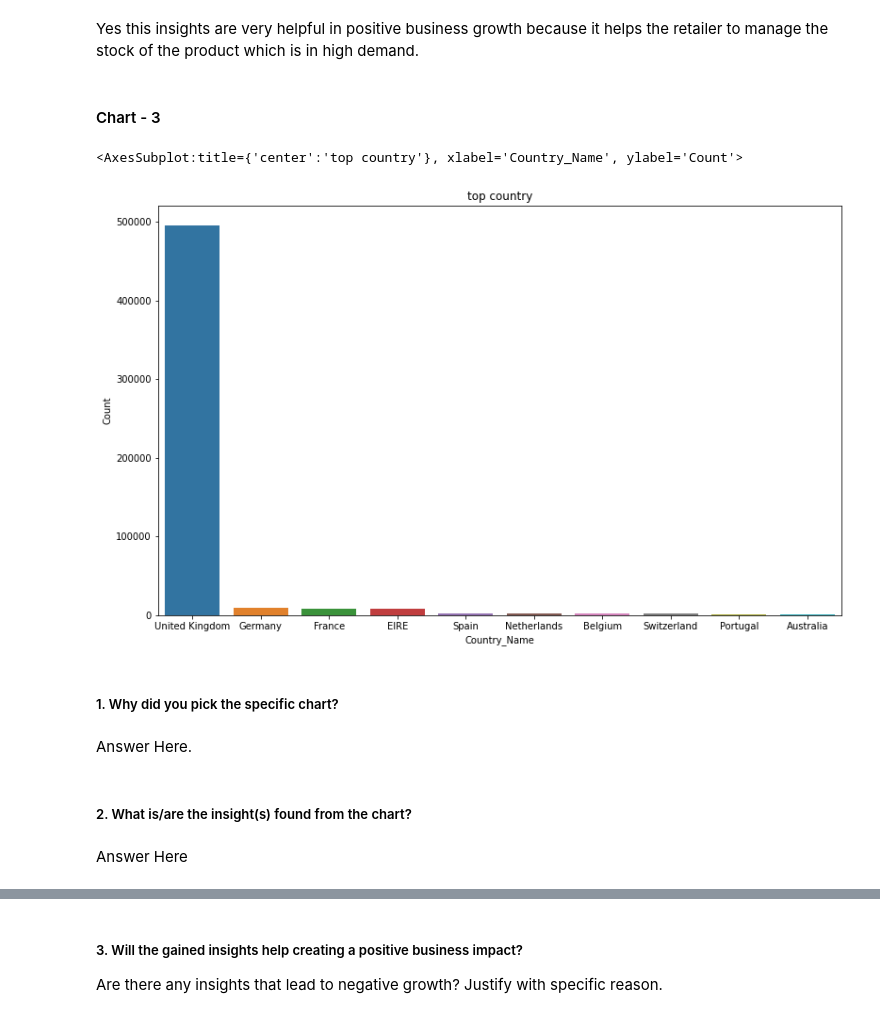
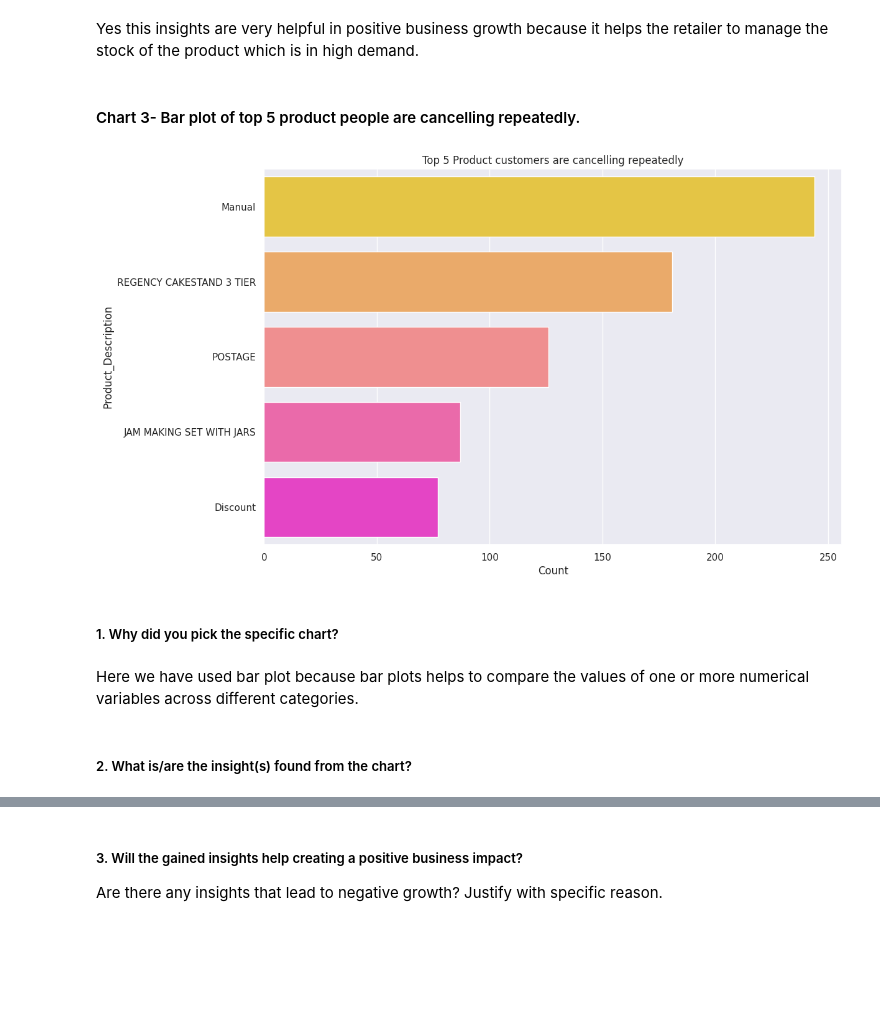
Before and after one commit to vish1007/Online-Retail-Customer-Segmentation, a Jupyter notebook: Online_Retail_Customer_Segmentation.ipynb, the cells around one changed output, grey strips where cells are left out. Drawn from its saved outputs; the diff is of its cells as text; code cells hidden in the pictures; blank space fills up the shorter version.

```diff
--- a/Online_Retail_Customer_Segmentation.ipynb
+++ b/Online_Retail_Customer_Segmentation.ipynb
@@ -99,6 +99,7 @@ import seaborn as sns
 import warnings
 warnings.filterwarnings('ignore')
 from datetime import datetime, time
+plt.rcParams.update({'figure.figsize':(8,6),'figure.dpi':100})
 # %% [markdown]
 ### Dataset Loading
 # %%
@@ -735,21 +719,18 @@ Here we can see that top 5 products the customers are ordering repeatedly.
 Are there any insights that lead to negative growth? Justify with specific reason.
 # %% [markdown]
 Yes this insights are very helpful in positive business growth because it helps the retailer to manage the stock of the product which is in high demand.
-# %% [markdown]
-#### Chart - 3
+# %% [markdown]
+#### Chart 3- Bar plot of top 5 product people are cancelling repeatedly.
 # %%
 # Chart - 3 visualization code
-plt.figure(figsize=(13,8))
-plt.title('top country')
-sns.barplot(x='Country_Name',y='Count',data=country_count.head(10))
+plt.figure(figsize=(12,8))
+plt.title('Top 5 Product customers are cancelling repeatedly')
+sns.barplot(x='Count',y='Product_Description',data=Description_count_can[:5], palette='spring_r');
 # %% [output]
-<AxesSubplot:title={'center':'top country'}, xlabel='Country_Name', ylabel='Count'>
-[figure, old version]
+[figure, new version]
 # %% [markdown]
 ##### 1. Why did you pick the specific chart?
-# %% [markdown]
-Answer Here.
+# %% [markdown]
+Here we have used bar plot because bar plots helps to compare the values of one or more numerical variables across different categories.
 # %% [markdown]
 ##### 2. What is/are the insight(s) found from the chart?
-# %% [markdown]
-Answer Here
```
Also changed, not shown: parts of 88 cells of this notebook.
